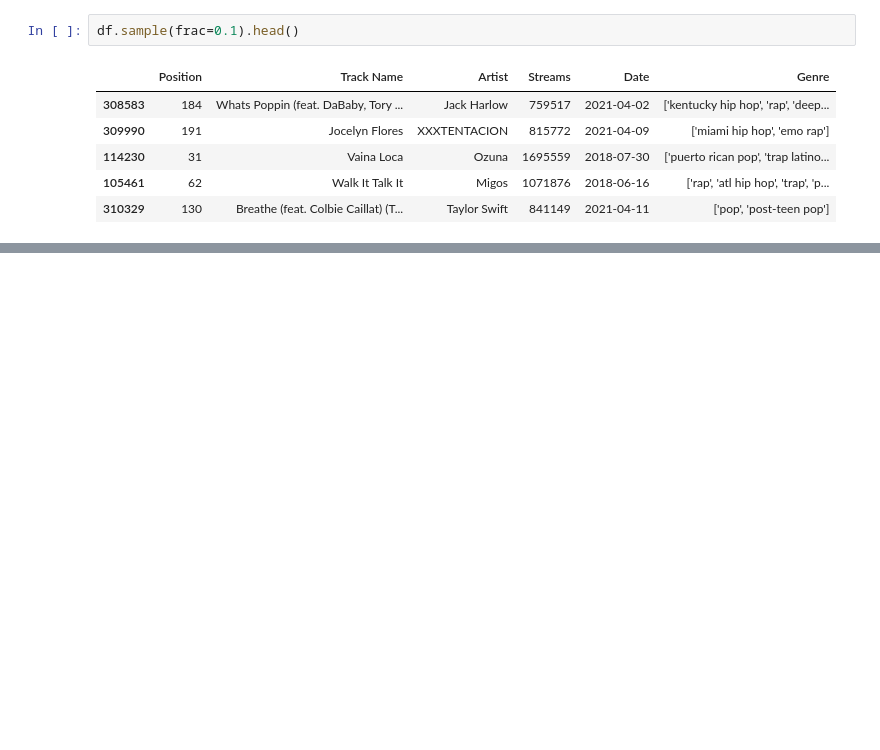
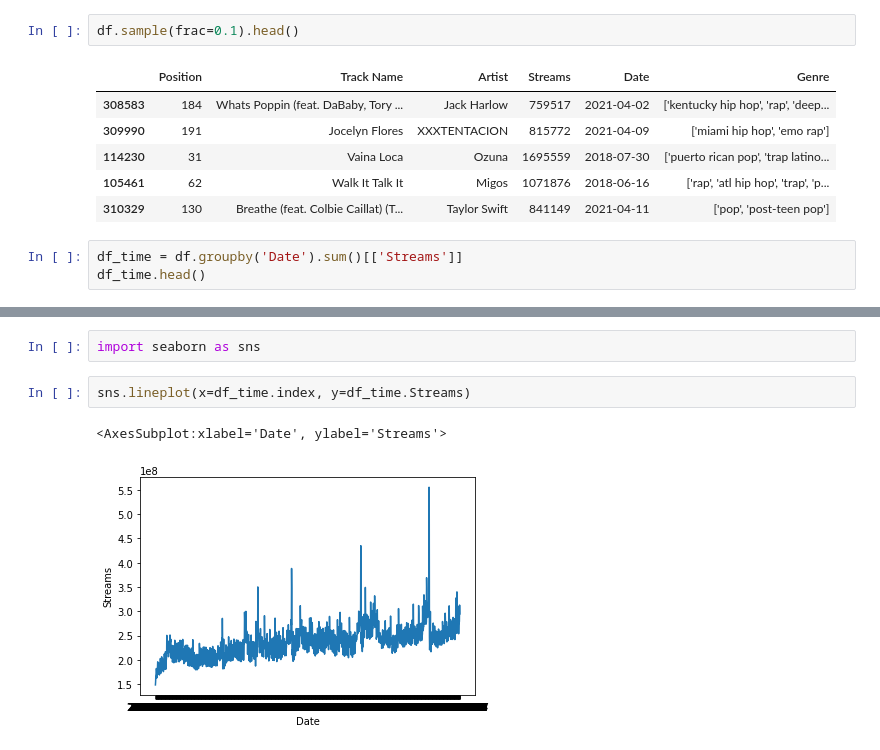
Before and after one commit to Trickster2038/researchSpotify, a Jupyter notebook: research.ipynb, the cells around one changed output, grey strips where cells are left out. Drawn from its saved outputs; the diff is of its cells as text; blank space fills up the shorter version.

```diff
--- a/research.ipynb
+++ b/research.ipynb
@@ -29,3 +29,6 @@ df.sample(frac=0.1).head()
 | 114230 | 31 | Vaina Loca | Ozuna | 1695559 | 2018-07-30 | ['puerto rican pop', 'trap latino... |
 | 105461 | 62 | Walk It Talk It | Migos | 1071876 | 2018-06-16 | ['rap', 'atl hip hop', 'trap', 'p... |
 | 310329 | 130 | Breathe (feat. Colbie Caillat) (T... | Taylor Swift | 841149 | 2021-04-11 | ['pop', 'post-teen pop'] |
+# %%
+df_time = df.groupby('Date').sum()[['Streams']]
+df_time.head()
@@ -31,0 +43,7 @@ df.sample(frac=0.1).head()
+# %%
+import seaborn as sns
+# %%
+sns.lineplot(x=df_time.index, y=df_time.Streams)
+# %% [output]
+<AxesSubplot:xlabel='Date', ylabel='Streams'>
+[figure, added]
```
Also changed, not shown: parts of 3 cells of this notebook.
